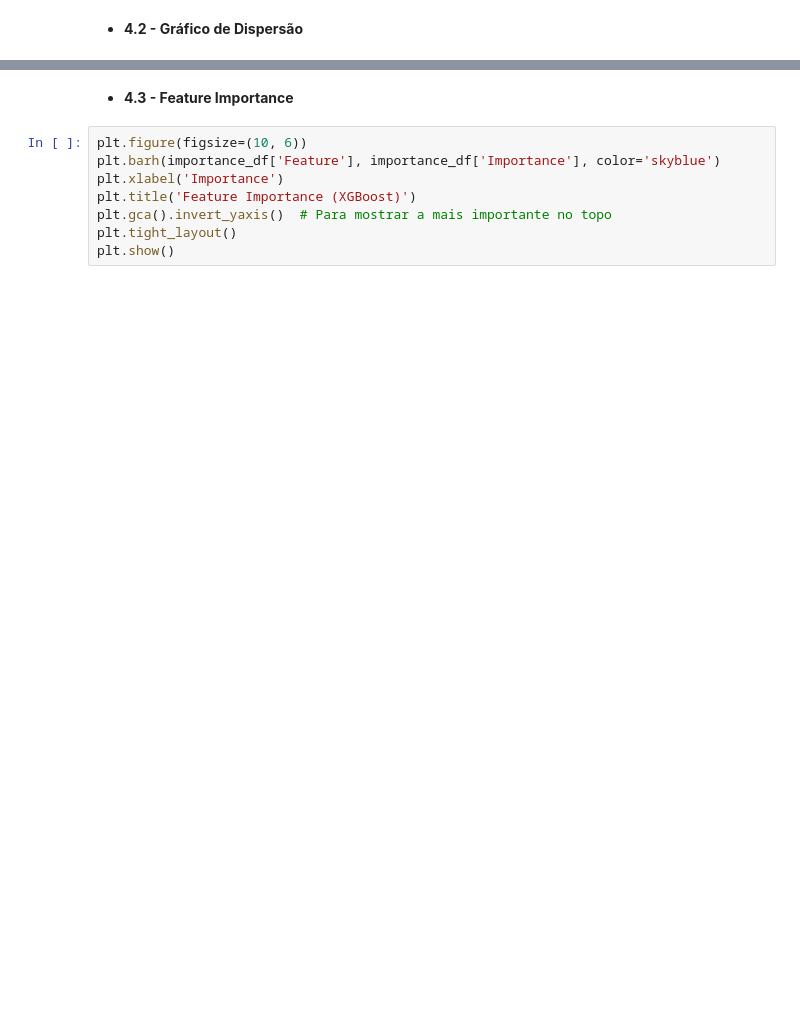
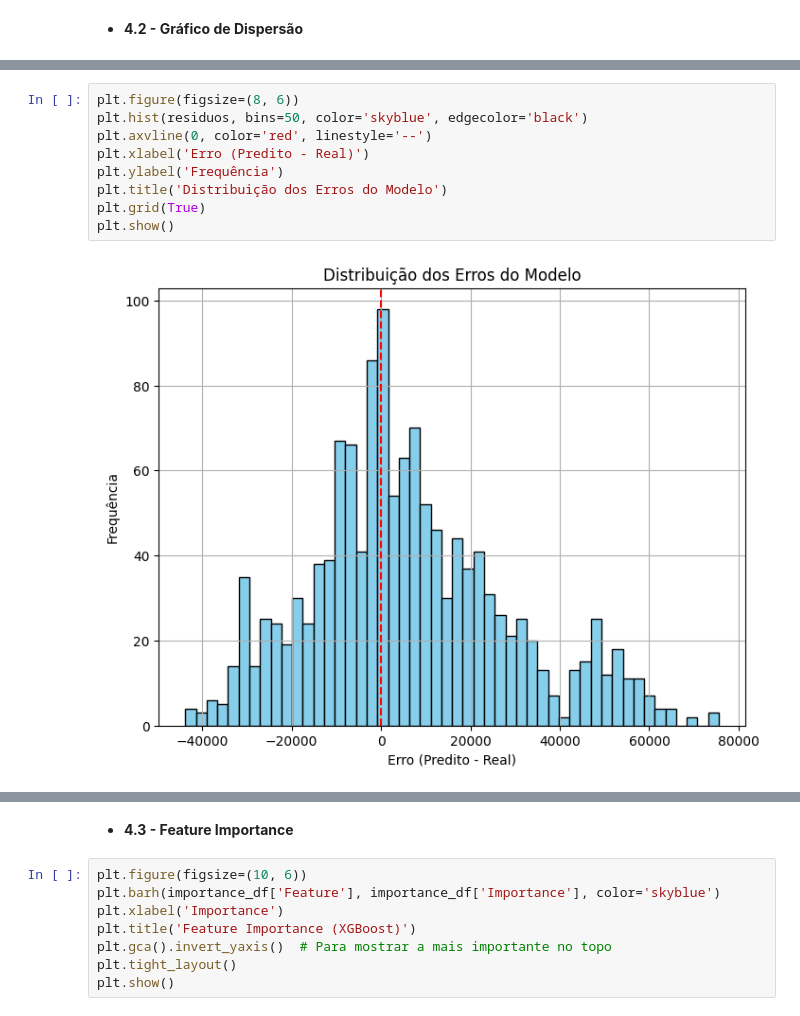
Before and after one commit to GabiScof/previsao-enchentes-amazonia, a Jupyter notebook: src/main_att.ipynb, the cells around one changed output, grey strips where cells are left out. Drawn from its saved outputs; the diff is of its cells as text; blank space fills up the shorter version.

```diff
--- a/src/main_att.ipynb
+++ b/src/main_att.ipynb
@@ -133,0 +153,11 @@ plt.show()
+# %%
+plt.figure(figsize=(8, 6))
+plt.hist(residuos, bins=50, color='skyblue', edgecolor='black')
+plt.axvline(0, color='red', linestyle='--')
+plt.xlabel('Erro (Predito - Real)')
+plt.ylabel('Frequência')
+plt.title('Distribuição dos Erros do Modelo')
+plt.grid(True)
+plt.show()
+# %% [output]
+[figure, added]
```
Also changed, not shown: parts of 7 cells of this notebook.
